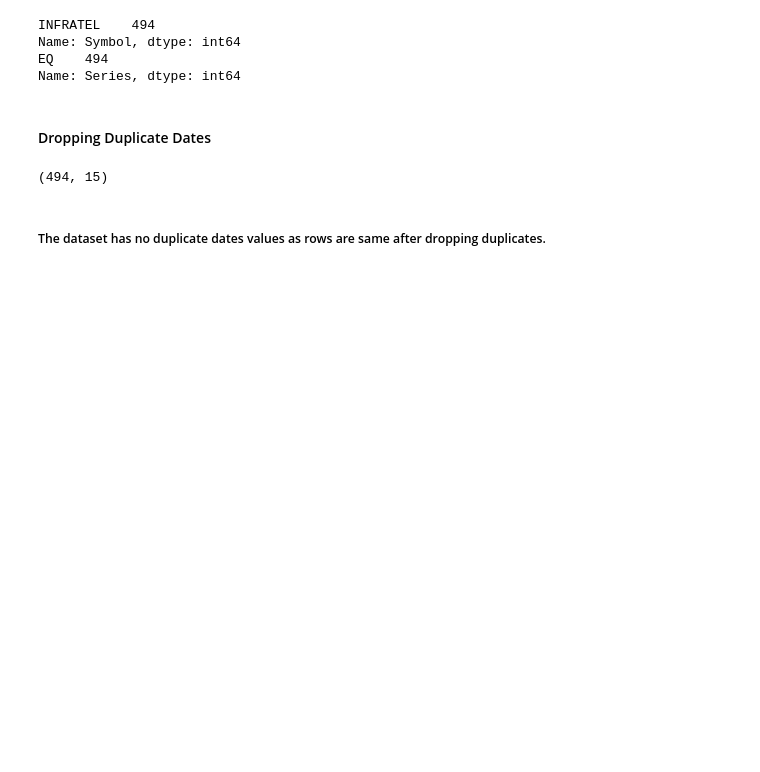
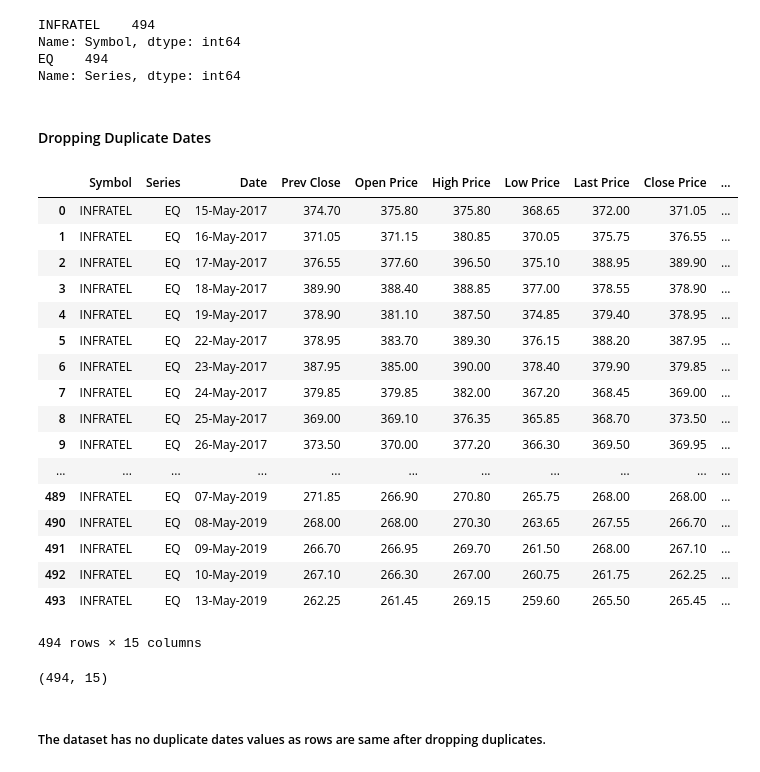
Before and after one commit to sahilmishra0012/Stock-Prediction-and-Analysis, a Jupyter notebook: module_1/Data Analysis.ipynb, the cells around one changed output. Cells and saved outputs as stored; diff of their text form; code cells hidden in the pictures; blank space fills up the shorter version.

```diff
--- a/module_1/Data Analysis.ipynb
+++ b/module_1/Data Analysis.ipynb
@@ -49,6 +49,27 @@ EQ    494
 Name: Series, dtype: int64
 # %% [markdown]
 #### Dropping Duplicate Dates
+# %%
+data[data['Series']=='EQ']
+# %% [output]
+|  | Symbol | Series | Date | Prev Close | Open Price | High Price | Low Price | Last Price | Close Price | ... |
+| 0 | INFRATEL | EQ | 15-May-2017 | 374.70 | 375.80 | 375.80 | 368.65 | 372.00 | 371.05 | ... |
+| 1 | INFRATEL | EQ | 16-May-2017 | 371.05 | 371.15 | 380.85 | 370.05 | 375.75 | 376.55 | ... |
+| 2 | INFRATEL | EQ | 17-May-2017 | 376.55 | 377.60 | 396.50 | 375.10 | 388.95 | 389.90 | ... |
+| 3 | INFRATEL | EQ | 18-May-2017 | 389.90 | 388.40 | 388.85 | 377.00 | 378.55 | 378.90 | ... |
+| 4 | INFRATEL | EQ | 19-May-2017 | 378.90 | 381.10 | 387.50 | 374.85 | 379.40 | 378.95 | ... |
+| 5 | INFRATEL | EQ | 22-May-2017 | 378.95 | 383.70 | 389.30 | 376.15 | 388.20 | 387.95 | ... |
+| 6 | INFRATEL | EQ | 23-May-2017 | 387.95 | 385.00 | 390.00 | 378.40 | 379.90 | 379.85 | ... |
+| 7 | INFRATEL | EQ | 24-May-2017 | 379.85 | 379.85 | 382.00 | 367.20 | 368.45 | 369.00 | ... |
+| 8 | INFRATEL | EQ | 25-May-2017 | 369.00 | 369.10 | 376.35 | 365.85 | 368.70 | 373.50 | ... |
+| 9 | INFRATEL | EQ | 26-May-2017 | 373.50 | 370.00 | 377.20 | 366.30 | 369.50 | 369.95 | ... |
+| ... | ... | ... | ... | ... | ... | ... | ... | ... | ... | ... |
+| 489 | INFRATEL | EQ | 07-May-2019 | 271.85 | 266.90 | 270.80 | 265.75 | 268.00 | 268.00 | ... |
+| 490 | INFRATEL | EQ | 08-May-2019 | 268.00 | 268.00 | 270.30 | 263.65 | 267.55 | 266.70 | ... |
+| 491 | INFRATEL | EQ | 09-May-2019 | 266.70 | 266.95 | 269.70 | 261.50 | 268.00 | 267.10 | ... |
+| 492 | INFRATEL | EQ | 10-May-2019 | 267.10 | 266.30 | 267.00 | 260.75 | 261.75 | 262.25 | ... |
+| 493 | INFRATEL | EQ | 13-May-2019 | 262.25 | 261.45 | 269.15 | 259.60 | 265.50 | 265.45 | ... |
+494 rows × 15 columns
 # %%
 data=data.drop_duplicates(subset=['Date'], keep=False)
 # %%
```
Also changed, not shown: parts of 1 cell of this notebook, 5 other files.
